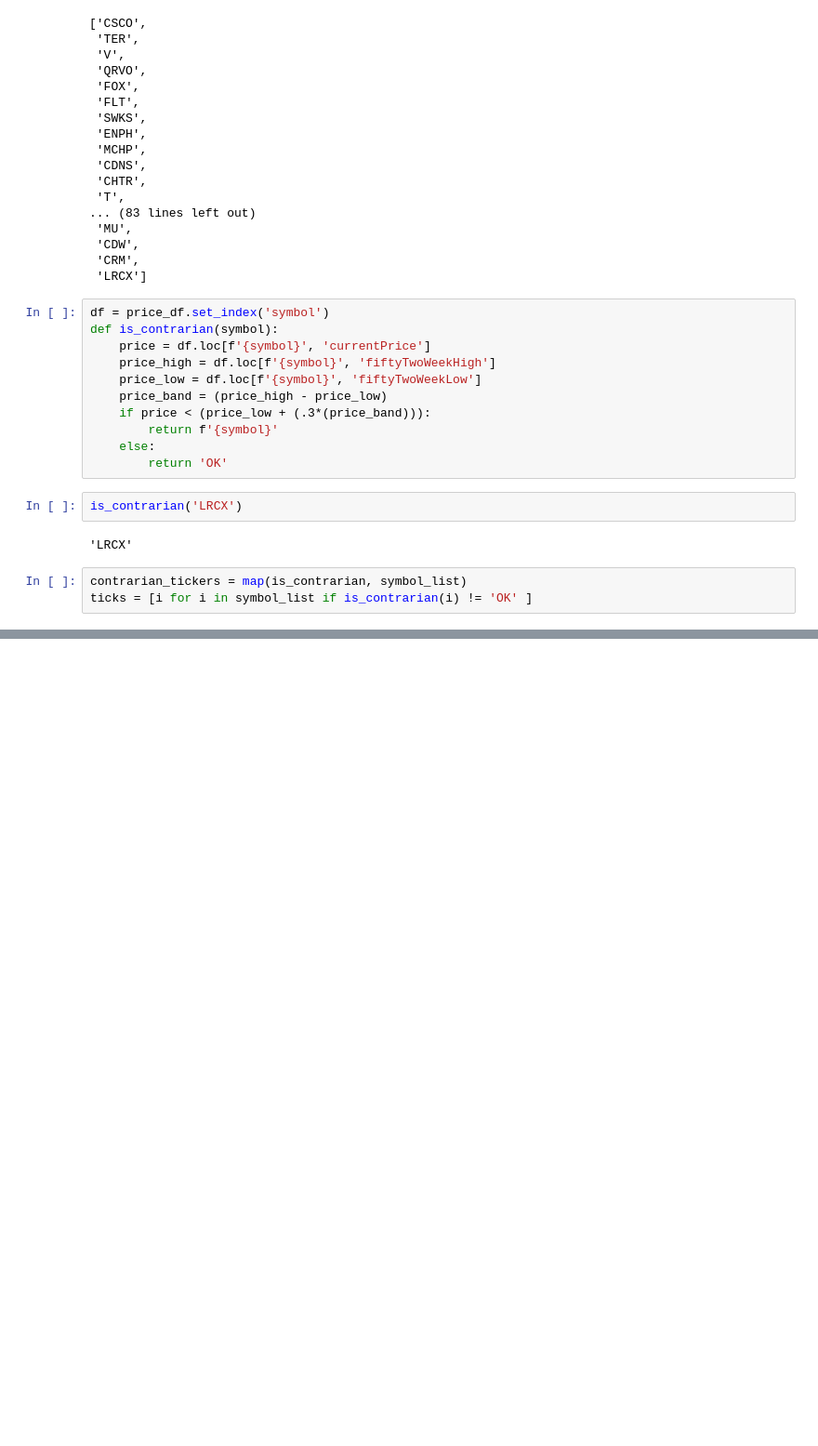
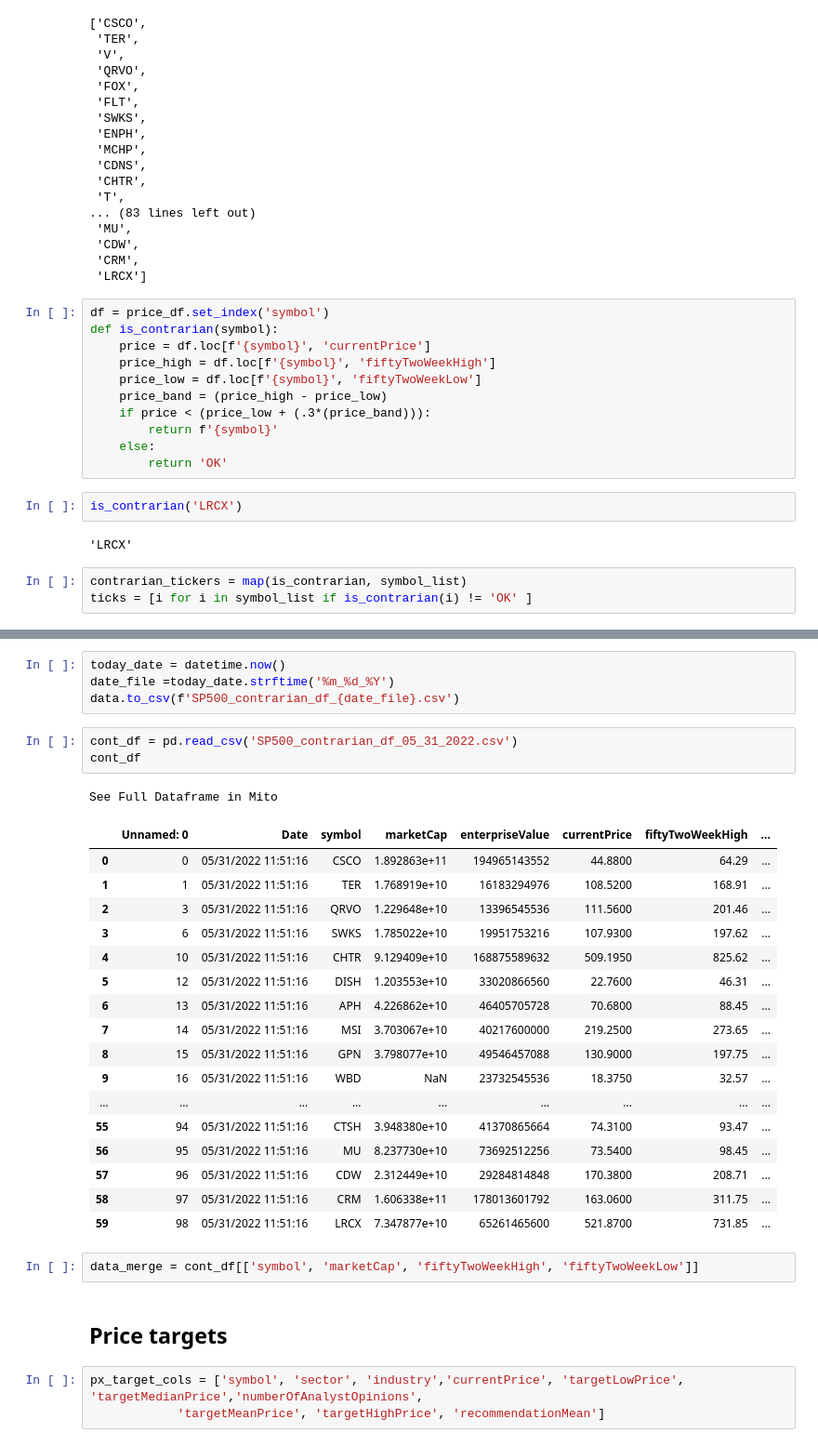
Before and after one commit to bme3412/Python, a Jupyter notebook: Projects/yahoofinance/Contrarian.ipynb, the cells around one changed output, grey strips where cells are left out. Shown at 93% size. Drawn from its saved outputs; the diff is of its cells as text; blank space fills up the shorter version.

```diff
--- a/Projects/yahoofinance/Contrarian.ipynb
+++ b/Projects/yahoofinance/Contrarian.ipynb
@@ -159,0 +123,33 @@ See Full Dataframe in Mito
+# %%
+today_date = datetime.now()
+date_file =today_date.strftime('%m_%d_%Y')
+data.to_csv(f'SP500_contrarian_df_{date_file}.csv')
+# %%
+cont_df = pd.read_csv('SP500_contrarian_df_05_31_2022.csv')
+cont_df
+# %% [output]
+See Full Dataframe in Mito
+|  | Unnamed: 0 | Date | symbol | marketCap | enterpriseValue | currentPrice | fiftyTwoWeekHigh | ... |
+| 0 | 0 | 05/31/2022 11:51:16 | CSCO | 1.892863e+11 | 194965143552 | 44.8800 | 64.29 | ... |
+| 1 | 1 | 05/31/2022 11:51:16 | TER | 1.768919e+10 | 16183294976 | 108.5200 | 168.91 | ... |
+| 2 | 3 | 05/31/2022 11:51:16 | QRVO | 1.229648e+10 | 13396545536 | 111.5600 | 201.46 | ... |
+| 3 | 6 | 05/31/2022 11:51:16 | SWKS | 1.785022e+10 | 19951753216 | 107.9300 | 197.62 | ... |
+| 4 | 10 | 05/31/2022 11:51:16 | CHTR | 9.129409e+10 | 168875589632 | 509.1950 | 825.62 | ... |
+| 5 | 12 | 05/31/2022 11:51:16 | DISH | 1.203553e+10 | 33020866560 | 22.7600 | 46.31 | ... |
+| 6 | 13 | 05/31/2022 11:51:16 | APH | 4.226862e+10 | 46405705728 | 70.6800 | 88.45 | ... |
+| 7 | 14 | 05/31/2022 11:51:16 | MSI | 3.703067e+10 | 40217600000 | 219.2500 | 273.65 | ... |
+| 8 | 15 | 05/31/2022 11:51:16 | GPN | 3.798077e+10 | 49546457088 | 130.9000 | 197.75 | ... |
+| 9 | 16 | 05/31/2022 11:51:16 | WBD | NaN | 23732545536 | 18.3750 | 32.57 | ... |
+| ... | ... | ... | ... | ... | ... | ... | ... | ... |
+| 55 | 94 | 05/31/2022 11:51:16 | CTSH | 3.948380e+10 | 41370865664 | 74.3100 | 93.47 | ... |
+| 56 | 95 | 05/31/2022 11:51:16 | MU | 8.237730e+10 | 73692512256 | 73.5400 | 98.45 | ... |
+| 57 | 96 | 05/31/2022 11:51:16 | CDW | 2.312449e+10 | 29284814848 | 170.3800 | 208.71 | ... |
+| 58 | 97 | 05/31/2022 11:51:16 | CRM | 1.606338e+11 | 178013601792 | 163.0600 | 311.75 | ... |
+| 59 | 98 | 05/31/2022 11:51:16 | LRCX | 7.347877e+10 | 65261465600 | 521.8700 | 731.85 | ... |
+# %%
+data_merge = cont_df[['symbol', 'marketCap', 'fiftyTwoWeekHigh', 'fiftyTwoWeekLow']]
+# %% [markdown]
+## Price targets
+# %%
+px_target_cols = ['symbol', 'sector', 'industry','currentPrice', 'targetLowPrice', 'targetMedianPrice','numberOfAnalystOpinions',
+            'targetMeanPrice', 'targetHighPrice', 'recommendationMean']
```
Also changed, not shown: parts of 24 cells of this notebook.
